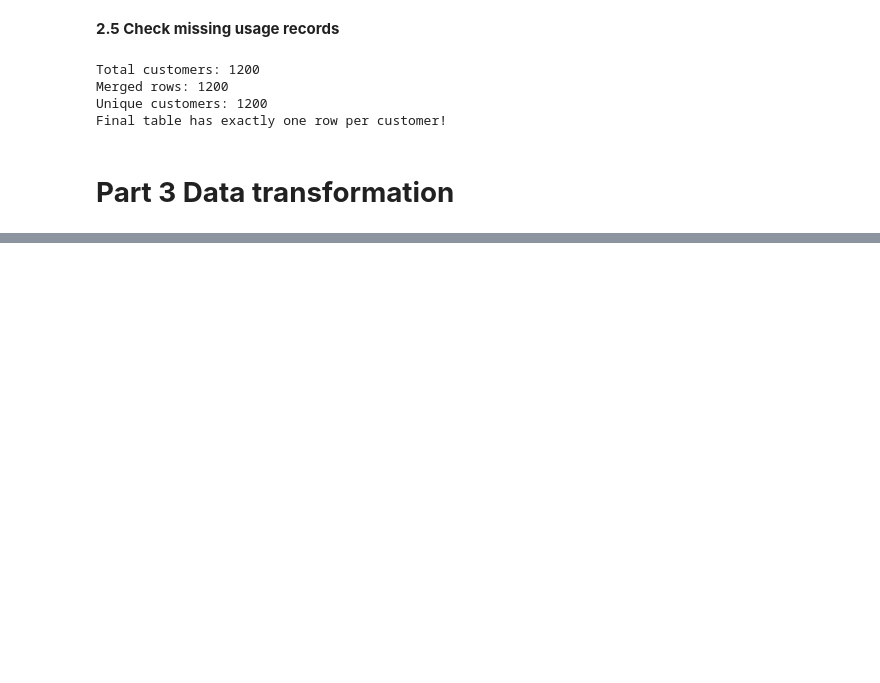
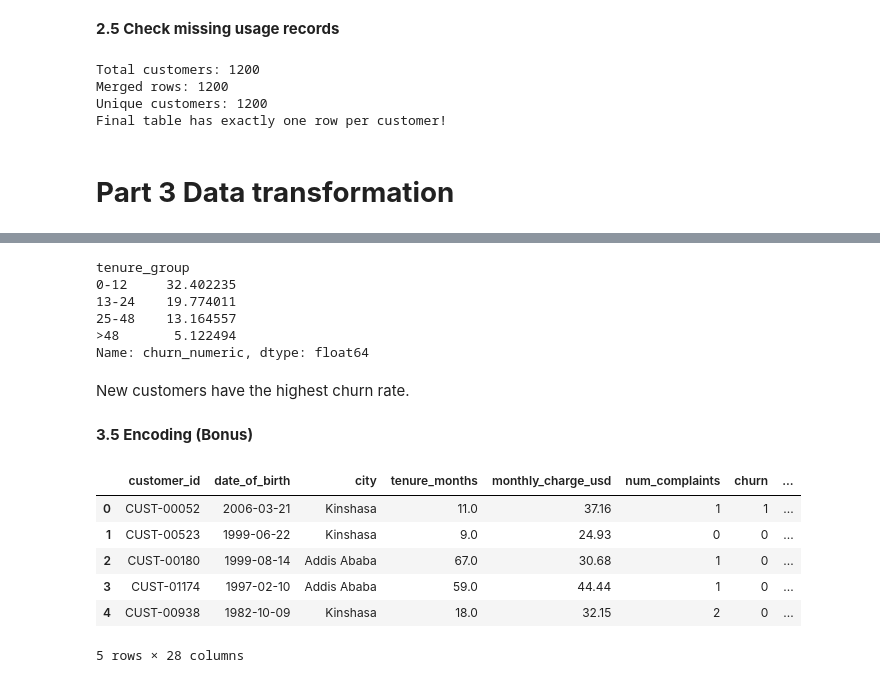
Before and after one commit to nikos0406/UNI-NN-and-DL, a Jupyter notebook: NN_HW1.ipynb, the cells around one changed output, grey strips where cells are left out. Drawn from its saved outputs; the diff is of its cells as text; code cells hidden in the pictures; blank space fills up the shorter version.

```diff
--- a/NN_HW1.ipynb
+++ b/NN_HW1.ipynb
@@ -534,0 +563,21 @@ Final table has exactly one row per customer!
+# %%
+countries = {
+    "Kinshasa": "DR Congo",
+    "Lubumbashi": "DR Congo",
+    "Goma": "DR Congo",
+    "Kisangani": "DR Congo",
+    "Addis Ababa": "Ethiopia",
+    "Gondar": "Ethiopia",
+    "Bahir Dar": "Ethiopia",
+    "Hawassa": "Ethiopia"
+}
+
+merged["country"] = merged["city"].map(countries)
+
+print(merged["country"].value_counts(dropna=False))
+
+merged["churn_numeric"] = merged["churn"].map({"Yes": 1, "No": 0})
+
+churn_rate = merged.groupby("country")["churn_numeric"].mean() * 100
+
+print(churn_rate)
@@ -534,0 +682,36 @@ Final table has exactly one row per customer!
+# %%
+churn_by_tenure = (
+    merged.groupby("tenure_group", observed=True)["churn_numeric"]
+    .mean() * 100
+)
+
+print(churn_by_tenure)
+# %% [output]
+tenure_group
+0-12     32.402235
+13-24    19.774011
+25-48    13.164557
+>48       5.122494
+Name: churn_numeric, dtype: float64
+# %% [markdown]
+New customers have the highest churn rate.
+# %% [markdown]
+**3.5 Encoding (Bonus)**
+# %%
+encoded = pd.get_dummies(
+    merged,
+    columns=["gender", "contract_type", "country"],
+    dtype=int
+)
+
+encoded["churn"] = encoded["churn"].map({"Yes": 1, "No": 0})
+
+display(encoded.head())
+# %% [output]
+|  | customer_id | date_of_birth | city | tenure_months | monthly_charge_usd | num_complaints | churn | ... |
+| 0 | CUST-00052 | 2006-03-21 | Kinshasa | 11.0 | 37.16 | 1 | 1 | ... |
+| 1 | CUST-00523 | 1999-06-22 | Kinshasa | 9.0 | 24.93 | 0 | 0 | ... |
+| 2 | CUST-00180 | 1999-08-14 | Addis Ababa | 67.0 | 30.68 | 1 | 0 | ... |
+| 3 | CUST-01174 | 1997-02-10 | Addis Ababa | 59.0 | 44.44 | 1 | 0 | ... |
+| 4 | CUST-00938 | 1982-10-09 | Kinshasa | 18.0 | 32.15 | 2 | 0 | ... |
+5 rows × 28 columns
```
Also changed, not shown: parts of 28 cells of this notebook.
